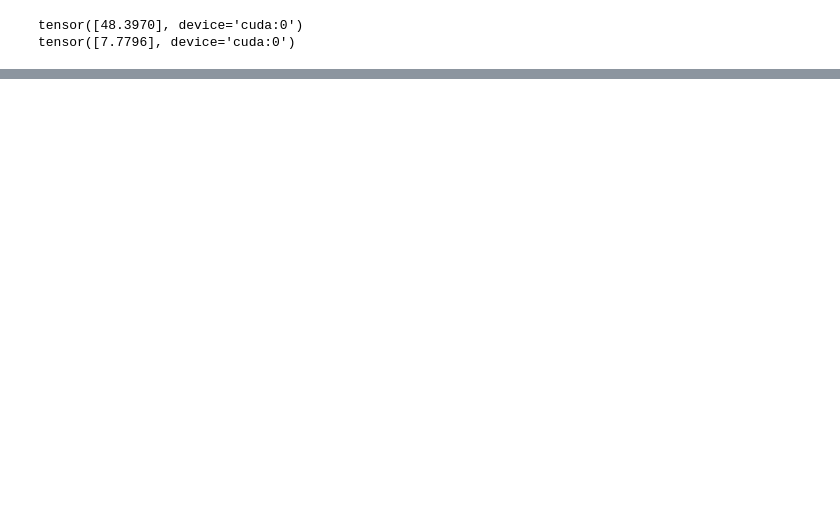
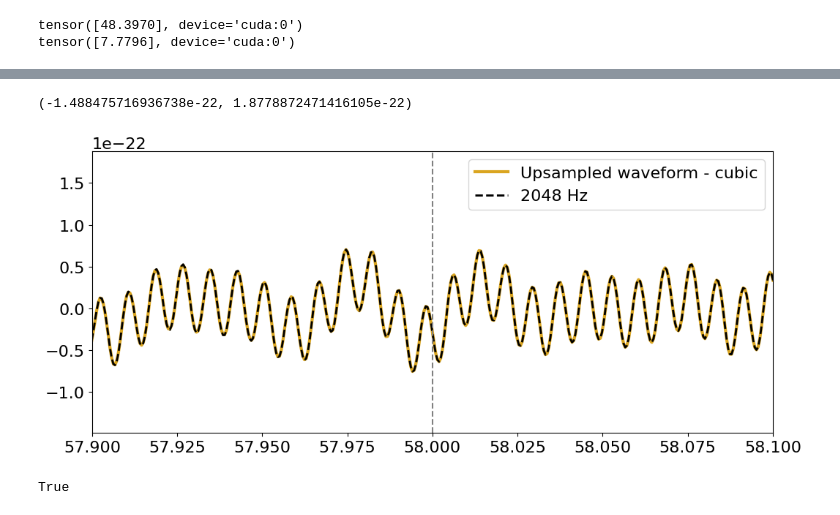
Before and after one commit to bhgupta20/mlgw-project, a Jupyter notebook: bns_tutorial/ml4gw_BNS.ipynb, the cells around one changed output, grey strips where cells are left out. Saved outputs shown, nothing was run; the diff lists cells and outputs as text; code cells hidden in the pictures; blank space fills up the shorter version.

Commit message:
tested np.allclose for decimator

```diff
--- a/bns_tutorial/ml4gw_BNS.ipynb
+++ b/bns_tutorial/ml4gw_BNS.ipynb
@@ -694,0 +732,24 @@ plt.show()
+# %%
+from scipy.interpolate import interp1d
+f = interp1d(timet.numpy(), X2.numpy(), kind="cubic")
+x_up2 = f(time.numpy())
+# %%
+plt.figure(figsize=(12, 5))
+# plt.plot(time, x_up, color='royalblue', linewidth=3, label='Upsampled waveform - linear')
+plt.plot(time, x_up2, color='goldenrod', linewidth=3, label='Upsampled waveform - cubic')
+plt.plot(result_low1[2048]['t'], result_low1[2048]['hp'], linewidth=2, color='black', linestyle='--', label='2048 Hz')
+
+plt.axvline(x=40, color='grey', linestyle='--')
+plt.axvline(x=58, color='grey', linestyle='--')
+
+plt.legend(loc='best')
+plt.xlim(57.9, 58.1)
+# plt.xlim(59.4, 59.5)
+plt.ylim()
+# %% [output]
+(-1.488475716936738e-22, 1.8778872471416105e-22)
+[figure, added]
+# %%
+np.allclose(result_low1[2048]['hp']*1e22, x_up2*1e22, atol=1e-2)
+# %% [output]
+True
```
Also changed, not shown: parts of 24 cells of this notebook.
